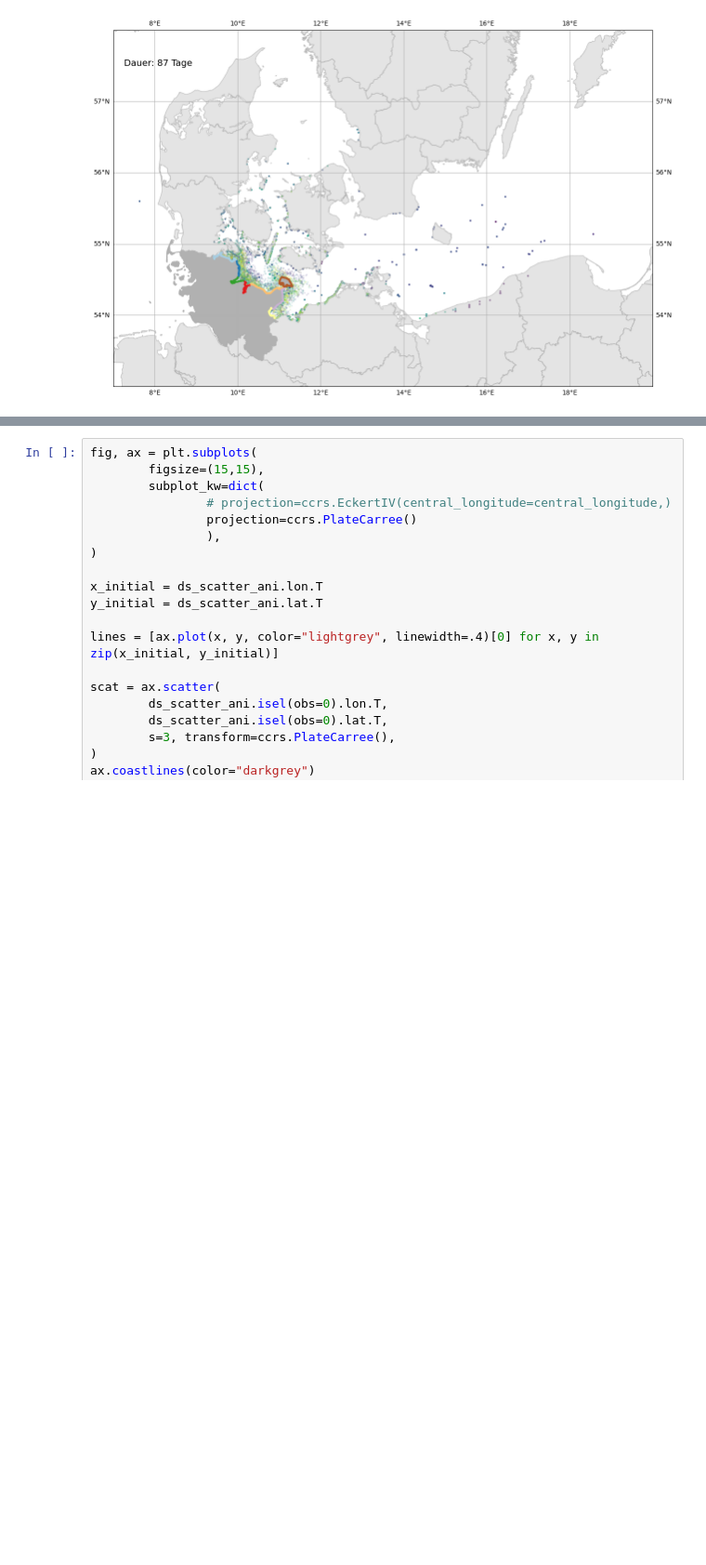
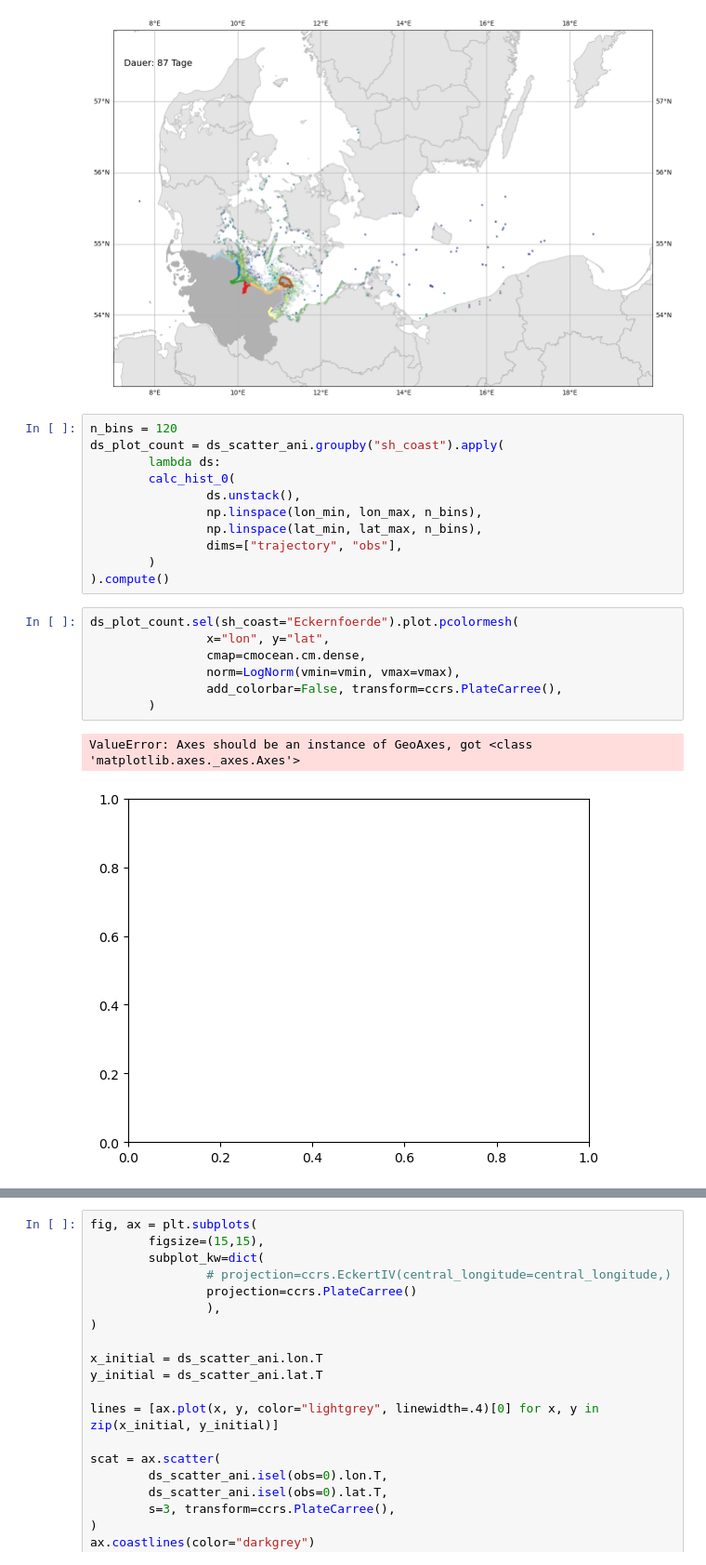
Before and after one commit to geomar-od-lagrange/2025_fucus-dispersal, a Jupyter notebook: notebooks/FucusVisualizationSH.ipynb, the cells around one changed output, grey strips where cells are left out. Shown at 93% size. Drawn from its saved outputs; the diff is of its cells as text; blank space fills up the shorter version.

```diff
--- a/notebooks/FucusVisualizationSH.ipynb
+++ b/notebooks/FucusVisualizationSH.ipynb
@@ -493,3 +493,24 @@ ani.save(
 plt.show()
 # %% [output]
 [figure]
+# %%
+n_bins = 120
+ds_plot_count = ds_scatter_ani.groupby("sh_coast").apply(
+        lambda ds:
+        calc_hist_0(
+                ds.unstack(),
+                np.linspace(lon_min, lon_max, n_bins),
+                np.linspace(lat_min, lat_max, n_bins),
+                dims=["trajectory", "obs"],
+        )
+).compute()
+# %%
+ds_plot_count.sel(sh_coast="Eckernfoerde").plot.pcolormesh(
+                x="lon", y="lat",
+                cmap=cmocean.cm.dense,
+                norm=LogNorm(vmin=vmin, vmax=vmax),
+                add_colorbar=False, transform=ccrs.PlateCarree(),
+        )
+# %% [output]
+ValueError: Axes should be an instance of GeoAxes, got <class 'matplotlib.axes._axes.Axes'>
+[figure, added]
```
Also changed, not shown: parts of 19 cells of this notebook, 1 other file.
